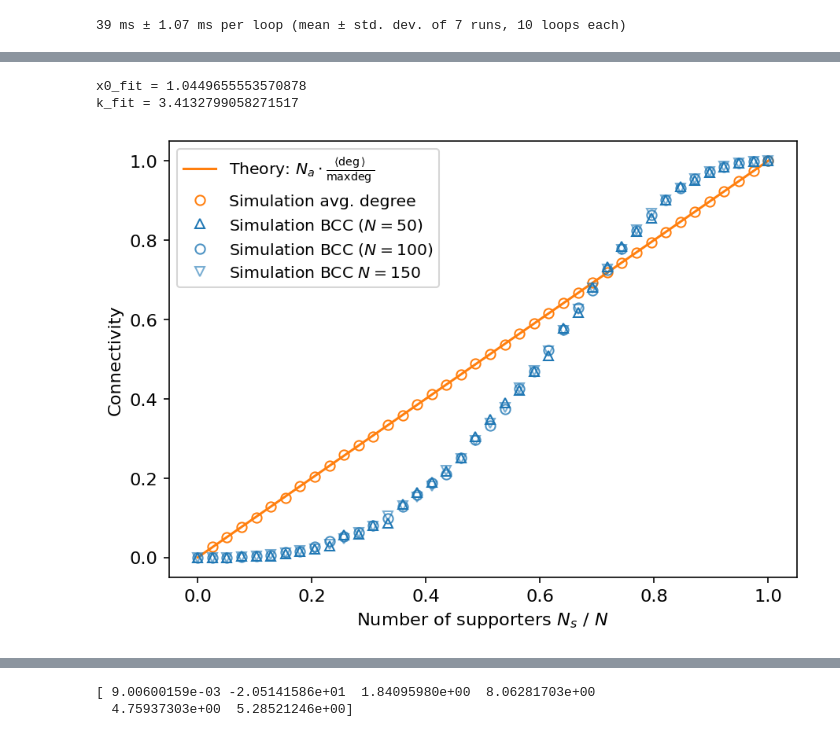
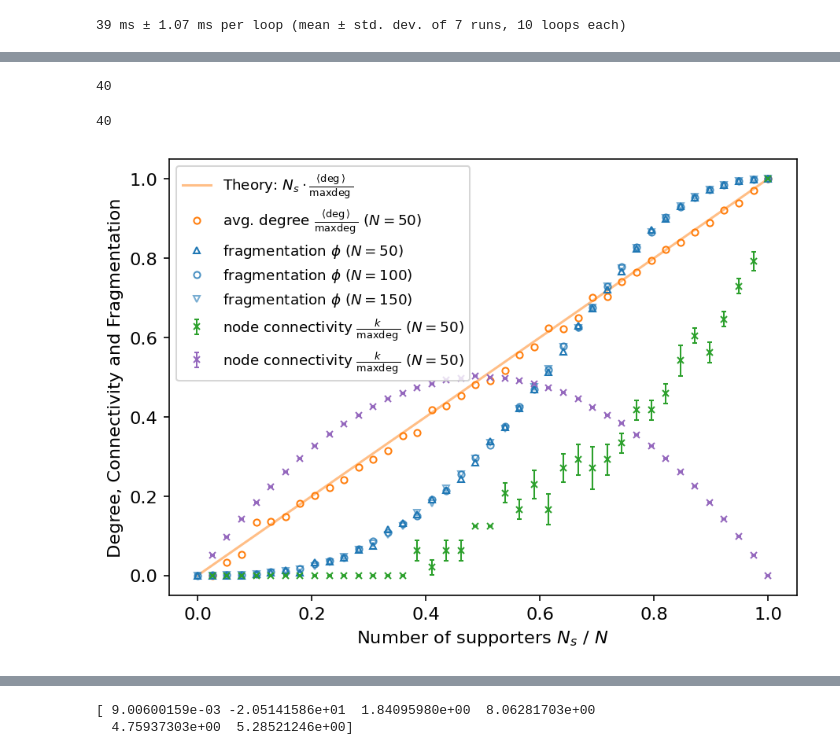
Before and after one commit to lquante/social_agent_based_modelling, a Jupyter notebook: notebooks/ParameterTests.ipynb, the cells around one changed output, grey strips where cells are left out. Saved outputs shown, nothing was run; the diff lists cells and outputs as text; code cells hidden in the pictures.

```diff
--- a/notebooks/ParameterTests.ipynb
+++ b/notebooks/ParameterTests.ipynb
@@ -363,50 +446,50 @@ array([ 0.71892356, 10.66169684,  0.69888621,  0.63066129])
+# %%
+N = 100
+k = np.array(k_rel * N*N, dtype=int)
+doi_rnd = []
+for ki in k[1:]:
+    dd = []
+    for i in range(n_loops):
+        grid = np.zeros((N, N))
+        indices = np.random.choice(np.arange(N*N), size=ki, replace=False)
+        grid[np.unravel_index(indices, (N, N))] = 1
+        dd.append(density_of_interfaces(grid.flatten()))
+    doi_rnd.append([np.mean(dd), np.std(dd) / np.sqrt(len(dd))])
+
+doi_rnd = np.array(doi_rnd)
+# %%
+k_rel.size
+# %% [output]
+40
+# %%
+avg_degree[:,0].size
+# %% [output]
+40
 # %%
 from scipy.optimize import curve_fit
 
+plt.rcParams.update({"font.size": 11, "figure.dpi": 147})
+
 fig, ax = plt.subplots(figsize=(7, 5))
 
-ax.errorbar(k_rel, avgdeg[100][:,0], marker='o', mfc='none', linestyle="",color="tab:orange", label=r"Simulation avg. degree")
+ax.errorbar(k_rel[1:], avg_degree[:,0] / 8, ms=4, marker='o', mfc='none', linestyle="",color="tab:orange", label=r"avg. degree $\frac{\langle\deg\rangle}{\max\deg}$ ($N=50$)")
+#ax.errorbar(k_rel, avgdeg[100][:,0], marker='o', mfc='none', linestyle="",color="tab:orange", label=r"Simulation avg. degree")
 
-ax.errorbar(k_rel, bcc[50][:,0], marker='^', mfc='none', color="tab:blue", linestyle="", label=r"Simulation BCC ($N=50$)")
-ax.errorbar(k_rel, bcc[100][:,0], marker='o', mfc='none', alpha=0.8, color="tab:blue", linestyle="", label=r"Simulation BCC ($N=100$)")
-ax.errorbar(k_rel, bcc[150][:,0], marker='v', mfc='none', alpha=0.6, color="tab:blue", linestyle="", label=r"Simulation BCC $N=150$")
+ax.errorbar(k_rel, bcc[50][:,0], ms=4, marker='^', mfc='none', color="tab:blue", linestyle="", label=r"fragmentation $\phi$ ($N=50$)")
+ax.errorbar(k_rel, bcc[100][:,0], ms=4, marker='o', mfc='none', alpha=0.8, color="tab:blue", linestyle="", label=r"fragmentation $\phi$ ($N=100$)")
+ax.errorbar(k_rel, bcc[150][:,0], ms=4, marker='v', mfc='none', alpha=0.6, color="tab:blue", linestyle="", label=r"fragmentation $\phi$ ($N=150$)")
 
-def sigmoid(x, a, b, c, f):
-    #return np.exp(-x0 * np.exp(-a * x))
-    return  1./(1 + a*np.exp(-b*(x-c)))**f
-    return 1 / (1 + np.exp(-a * (x**b - x0))) + c
+ax.plot(k_rel, k_rel,color="tab:orange", alpha=0.5, label=r"Theory: $N_s \cdot \frac{\langle \deg \rangle}{\max \deg}$")
 
 
-def sigmoid(x, a, b, c, d, k):
-    return a + (d - a) / ((1 + (x / c)**b)**k)
+ax.errorbar(k_rel[1:], node_conn[:,0] / 8, yerr=node_conn[:,1]/8, marker='x', ms=4, elinewidth=1., capsize=1.5, linestyle="",color="tab:green", label=r"node connectivity $\frac{k}{\max\deg}$ ($N=50$)")
+ax.errorbar(k_rel[1:], doi_rnd[:,0], yerr=doi_rnd[:,1], marker='x', ms=4, elinewidth=1., capsize=1.5, linestyle="",color="tab:purple", label=r"node connectivity $\frac{k}{\max\deg}$ ($N=50$)")
 
-# Define the upper and lower asymptotes
-upper_asymptote = 1
-lower_asymptote = 0
-
-# Define the constraints for the fitting function
-bounds = ([0, 0, 0, 1, 0.1], [0, np.inf, np.inf, 1, np.inf])
-
-# Fit the logistic function to the data
-initial_guess = [1., 1., 1., 1, 1]  # Initial guess for x0 and k
-params, cov = curve_fit(sigmoid, k_rel, bcc[100][:,0], p0=initial_guess, maxfev=2200)
-
-# Print the fitted parameter values
-print("x0_fit =", params[0])
-print("k_fit =", params[1])
-
-ax.plot(k_rel, k_rel,color="tab:orange", label=r"Theory: $N_a \cdot \frac{\langle \deg \rangle}{\max \deg}$")
-
-#ax.plot(k_rel, sigmoid(k_rel, *params),color="tab:blue",
-#        label=fr"Fit: $(1+ \exp(-{{{params[0]:.1f}}}(x-{{{params[1]:.2f}}})))^{{-1}}$")
-
-ax.legend(fontsize=10)
+ax.legend(fontsize=9)
 ax.set_xlabel(r"Number of supporters $N_s\ /\ N$")
-ax.set_ylabel("Connectivity")
+ax.set_ylabel("Degree, Connectivity and Fragmentation")
 #ax.set_title("", y=-0.25)
 
 plt.show()
 # %% [output]
-x0_fit = 1.0449655553570878
-k_fit = 3.4132799058271517
-[figure, old version]
+[figure, new version]
```
Also changed, not shown: parts of 85 cells of this notebook, 8 other files.
